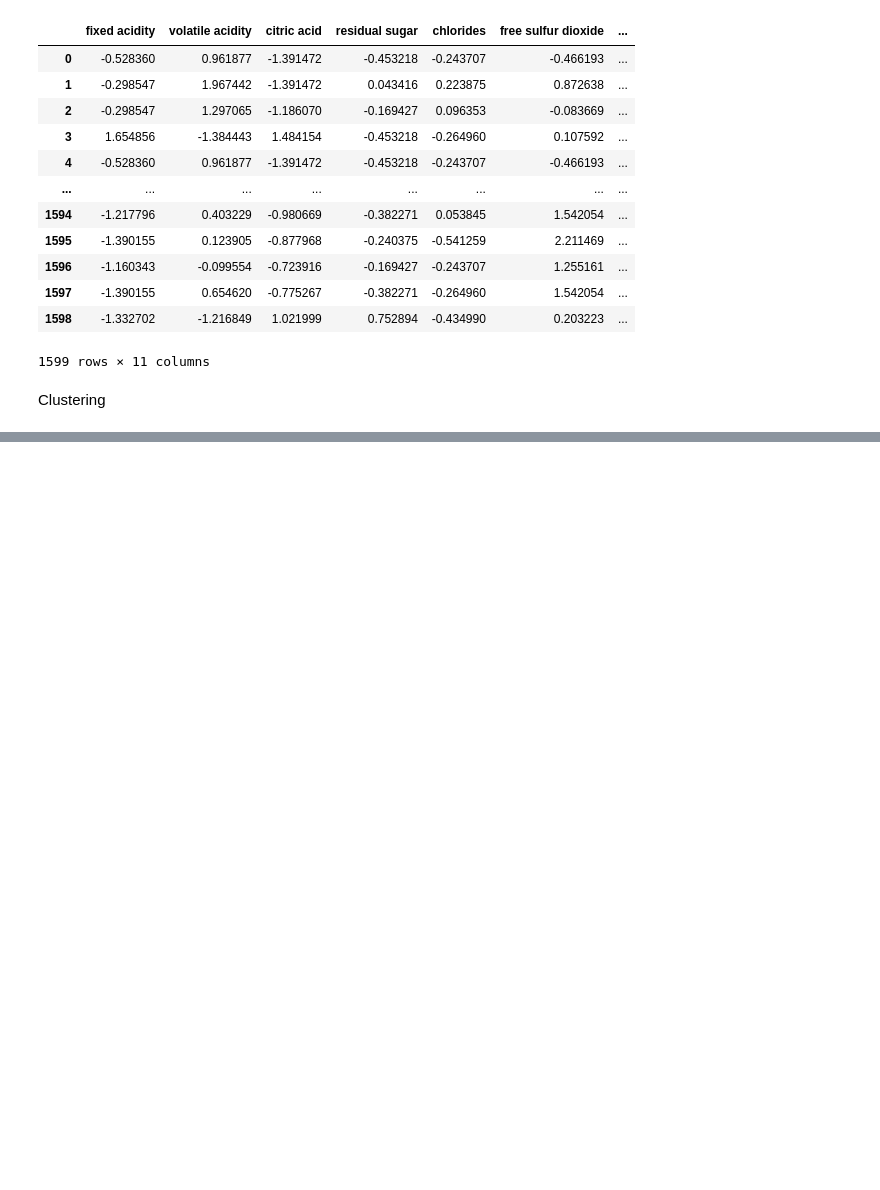
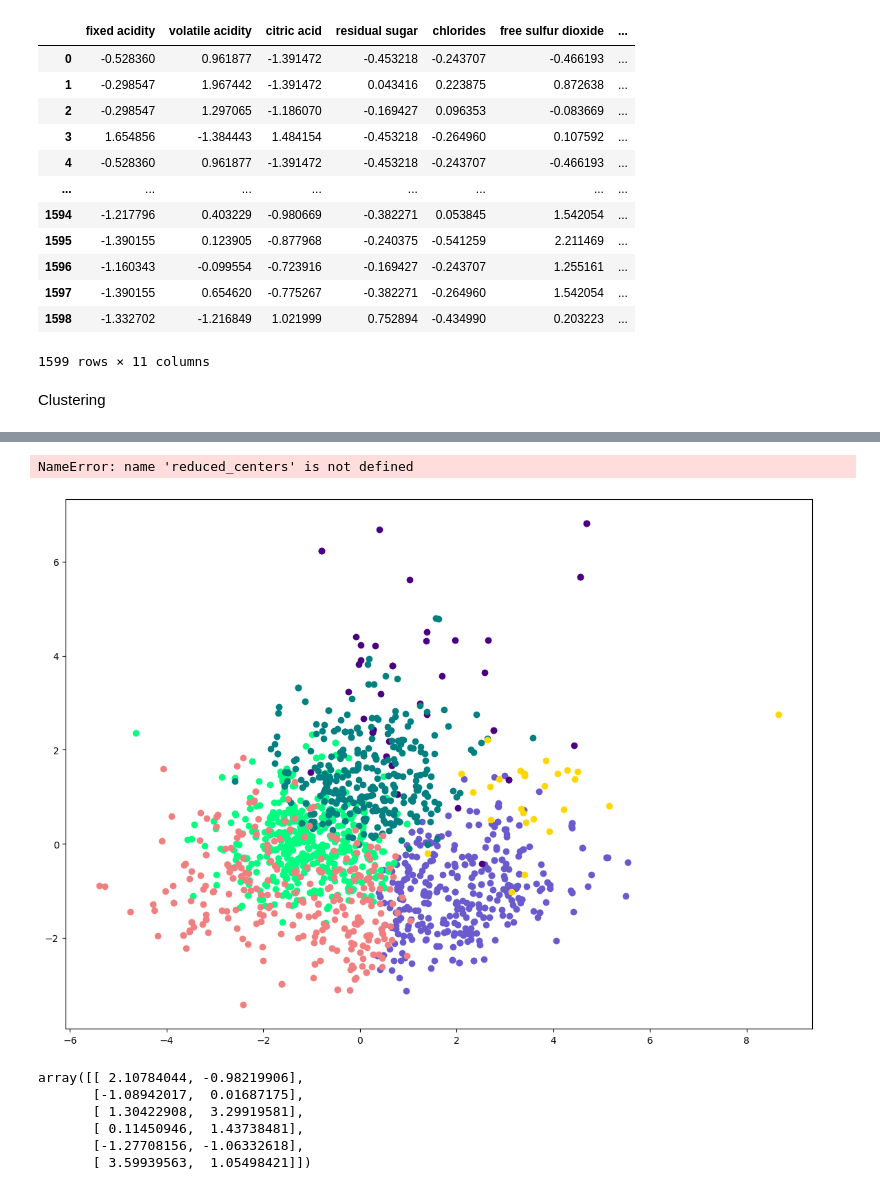
Before and after one commit to Rishiraj-singh7/Clustering-and-Classifying-Wine-Data, a Jupyter notebook: main.ipynb, the cells around one changed output, grey strips where cells are left out. Drawn from its saved outputs; the diff is of its cells as text; code cells hidden in the pictures; blank space fills up the shorter version.

Commit message:
Visualization

```diff
--- a/main.ipynb
+++ b/main.ipynb
@@ -93,3 +93,6 @@ X
 1599 rows × 11 columns
 # %% [markdown]
 Clustering
+# %%
+kmeans = KMeans(n_clusters=6)
+kmeans.fit(X)
@@ -95,0 +101,3 @@ Clustering
+# %%
+clusters = kmeans.predict(X)
+clusters
@@ -95,0 +108,5 @@ Clustering
+# %%
+pca = PCA(n_components=2)
+
+reduced_X = pd.DataFrame(pca.fit_transform(X), columns=["PC1", "PC2"])
+reduced_X
@@ -95,0 +127,3 @@ Clustering
+# %%
+reduced_X['cluster'] = clusters
+reduced_X
@@ -95,0 +144,26 @@ Clustering
+# %%
+plt.figure(figsize=(14, 10))
+
+plt.scatter(reduced_X[reduced_X['cluster'] == 0].loc[:, 'PC1'], reduced_X[reduced_X['cluster'] == 0].loc[:, 'PC2'], color='slateblue')
+plt.scatter(reduced_X[reduced_X['cluster'] == 1].loc[:, 'PC1'], reduced_X[reduced_X['cluster'] == 1].loc[:, 'PC2'], color='springgreen')
+plt.scatter(reduced_X[reduced_X['cluster'] == 2].loc[:, 'PC1'], reduced_X[reduced_X['cluster'] == 2].loc[:, 'PC2'], color='indigo')
+plt.scatter(reduced_X[reduced_X['cluster'] == 3].loc[:, 'PC1'], reduced_X[reduced_X['cluster'] == 3].loc[:, 'PC2'], color='teal')
+plt.scatter(reduced_X[reduced_X['cluster'] == 4].loc[:, 'PC1'], reduced_X[reduced_X['cluster'] == 4].loc[:, 'PC2'], color='lightcoral')
+plt.scatter(reduced_X[reduced_X['cluster'] == 5].loc[:, 'PC1'], reduced_X[reduced_X['cluster'] == 5].loc[:, 'PC2'], color='gold')
+
+plt.scatter(reduced_centers[:, 0], reduced_centers[:, 1], color='black', marker='x', s=300)
+
+plt.show()
+# %% [output]
+NameError: name 'reduced_centers' is not defined
+[figure, added]
+# %%
+reduced_centers = pca.transform(kmeans.cluster_centers_)
+reduced_centers
+# %% [output]
+array([[ 2.10784044, -0.98219906],
+       [-1.08942017,  0.01687175],
+       [ 1.30422908,  3.29919581],
+       [ 0.11450946,  1.43738481],
+       [-1.27708156, -1.06332618],
+       [ 3.59939563,  1.05498421]])
```
Also changed, not shown: parts of 5 cells of this notebook.
